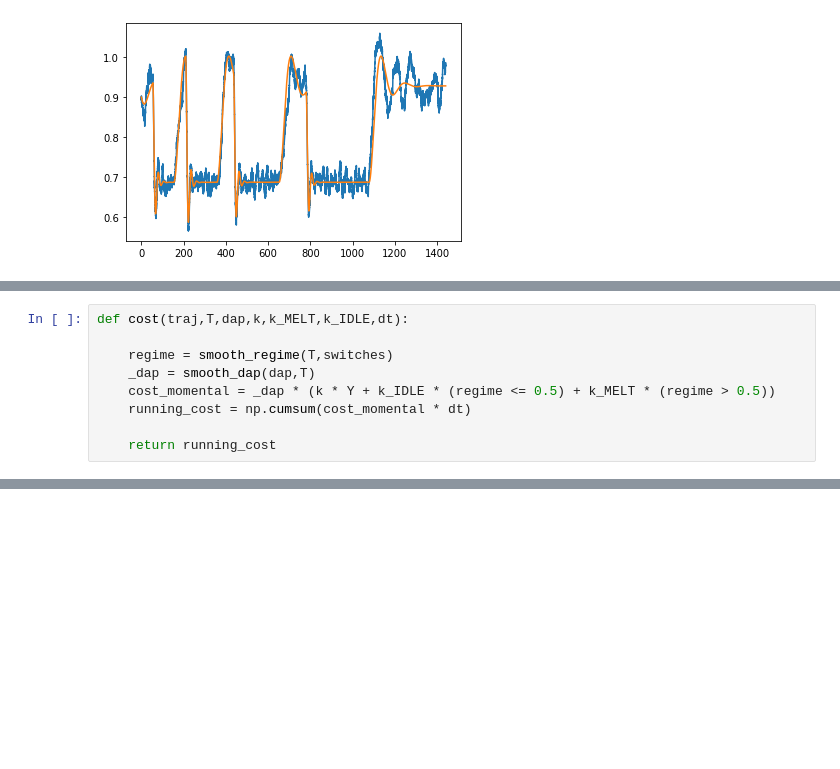
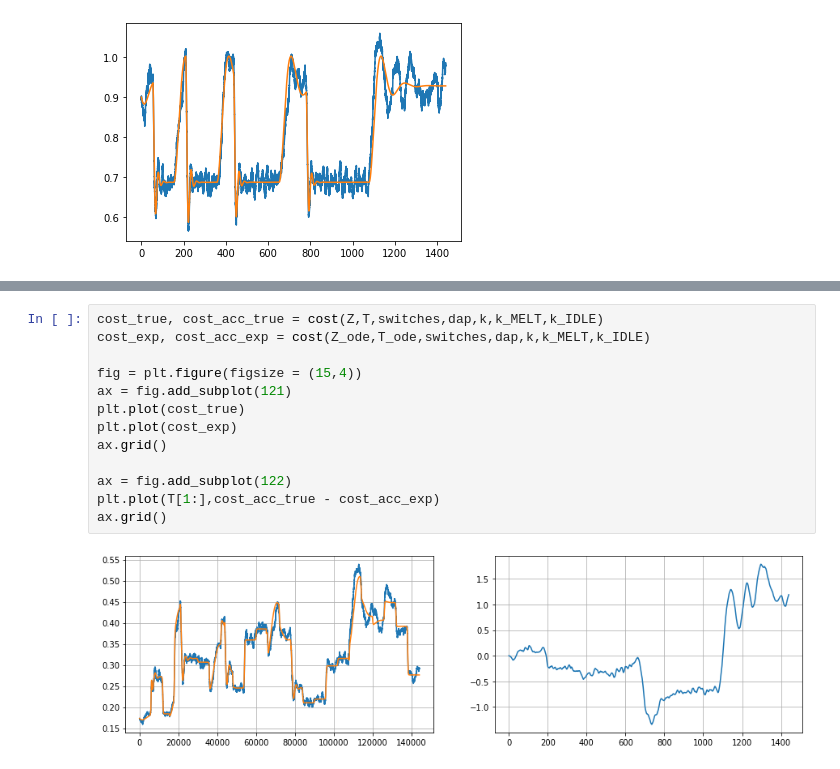
Before and after one commit to madsobdrupjakobsen/switching_time_optimization, a Jupyter notebook: control/check.ipynb, the cells around one changed output, grey strips where cells are left out. Drawn from its saved outputs; the diff is of its cells as text; blank space fills up the shorter version.

```diff
--- a/control/check.ipynb
+++ b/control/check.ipynb
@@ -234,9 +142,0 @@ y.shape
-# %%
-def cost(traj,T,dap,k,k_MELT,k_IDLE,dt):
-
-    regime = smooth_regime(T,switches)
-    _dap = smooth_dap(dap,T)
-    cost_momental = _dap * (k * Y + k_IDLE * (regime <= 0.5) + k_MELT * (regime > 0.5))
-    running_cost = np.cumsum(cost_momental * dt)
-
-    return running_cost
@@ -306,0 +158,15 @@ array([  54.7997,  210.092 ,  436.999 ,  780.205 , 1368.89  , 1440.    ])
+# %%
+cost_true, cost_acc_true = cost(Z,T,switches,dap,k,k_MELT,k_IDLE)
+cost_exp, cost_acc_exp = cost(Z_ode,T_ode,switches,dap,k,k_MELT,k_IDLE)
+
+fig = plt.figure(figsize = (15,4))
+ax = fig.add_subplot(121)
+plt.plot(cost_true)
+plt.plot(cost_exp)
+ax.grid()
+
+ax = fig.add_subplot(122)
+plt.plot(T[1:],cost_acc_true - cost_acc_exp)
+ax.grid()
+# %% [output]
+[figure, added]
```
Also changed, not shown: parts of 68 cells of this notebook, 4 other files.
